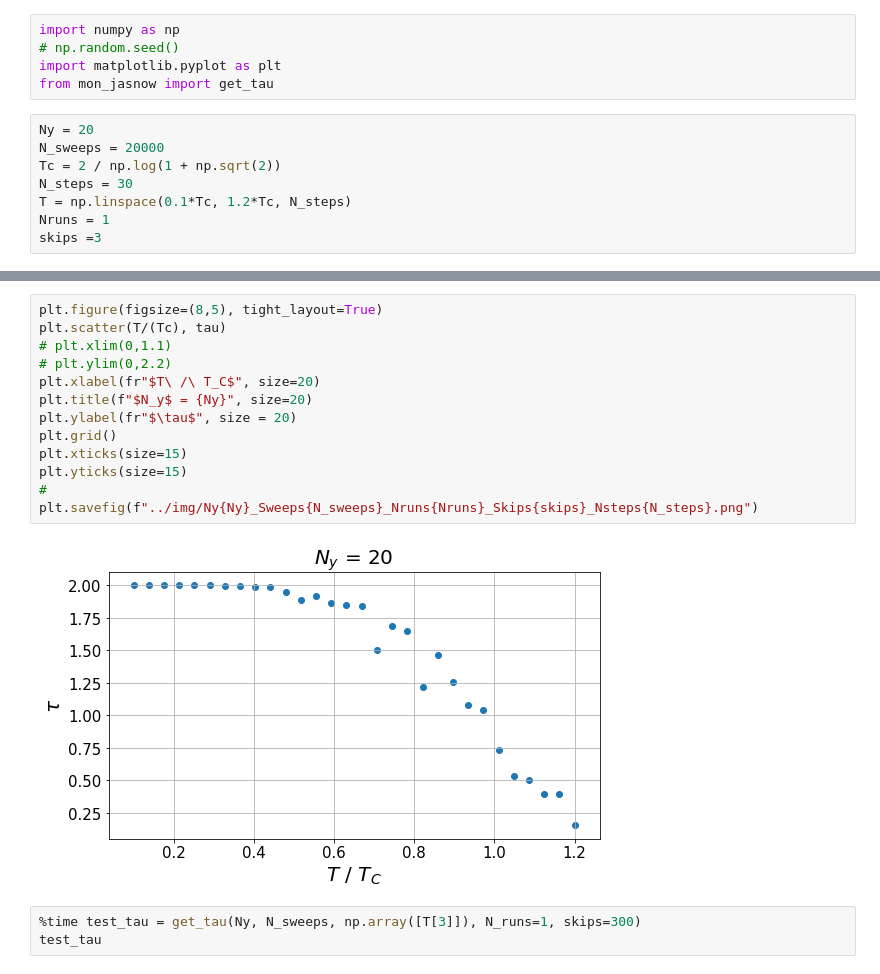
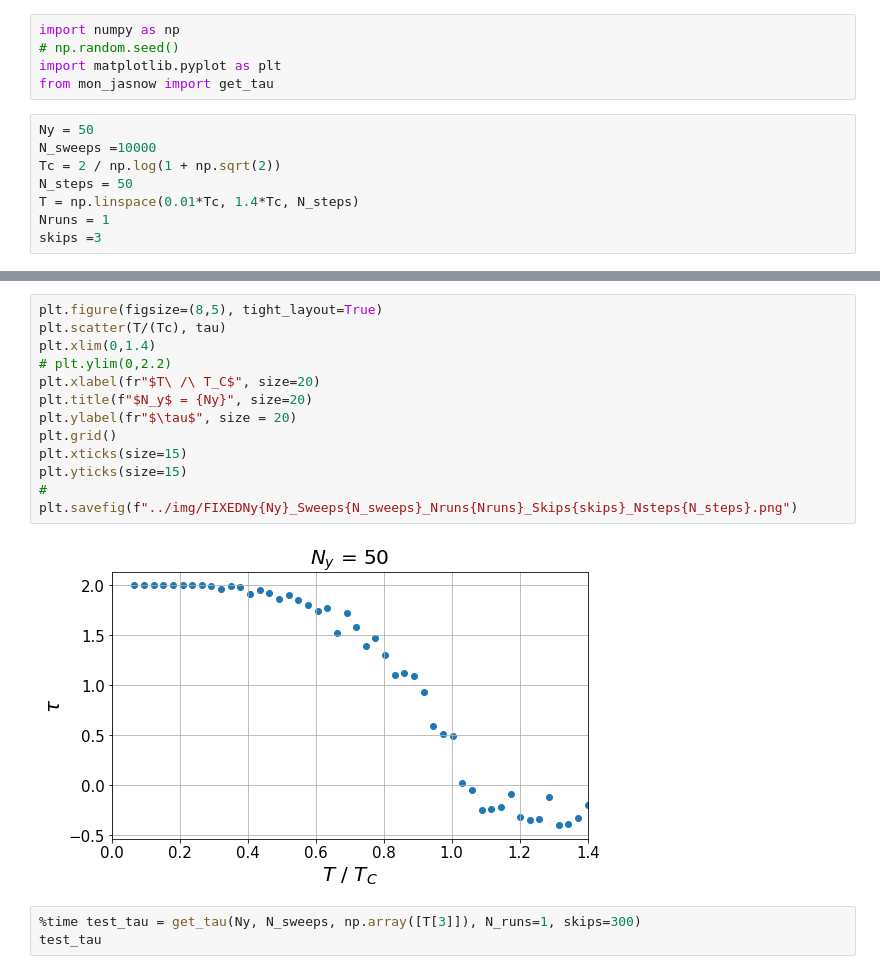
Before and after one commit to kklocker/NumFys, a Jupyter notebook: Exam/src/Testing2.ipynb, the cells around one changed output, grey strips where cells are left out. Saved outputs shown, nothing was run; the diff lists cells and outputs as text.

```diff
--- a/Exam/src/Testing2.ipynb
+++ b/Exam/src/Testing2.ipynb
@@ -10,11 +10,11 @@ import numpy as np
 import matplotlib.pyplot as plt
 from mon_jasnow import get_tau
 # %%
-Ny = 20
-N_sweeps = 20000
+Ny = 50
+N_sweeps =10000
 Tc = 2 / np.log(1 + np.sqrt(2))
-N_steps = 30
-T = np.linspace(0.1*Tc, 1.2*Tc, N_steps)
+N_steps = 50
+T = np.linspace(0.01*Tc, 1.4*Tc, N_steps)
 Nruns = 1
 skips =3
 # %%
@@ -28,18 +28,18 @@ Wall time: 55.4 s
 # %%
 plt.figure(figsize=(8,5), tight_layout=True)
 plt.scatter(T/(Tc), tau)
-# plt.xlim(0,1.1)
+plt.xlim(0,1.4)
 # plt.ylim(0,2.2)
 plt.xlabel(fr"$T\ /\ T_C$", size=20)
 plt.title(f"$N_y$ = {Ny}", size=20)
 plt.ylabel(fr"$\tau$", size = 20)
 plt.grid()
 plt.xticks(size=15)
 plt.yticks(size=15)
 #
-plt.savefig(f"../img/Ny{Ny}_Sweeps{N_sweeps}_Nruns{Nruns}_Skips{skips}_Nsteps{N_steps}.png")
+plt.savefig(f"../img/FIXEDNy{Ny}_Sweeps{N_sweeps}_Nruns{Nruns}_Skips{skips}_Nsteps{N_steps}.png")
 # %% [output]
-[figure, old version]
+[figure, new version]
 # %%
 %time test_tau = get_tau(Ny, N_sweeps, np.array([T[3]]), N_runs=1, skips=300)
 test_tau
```
Also changed, not shown: parts of 5 cells of this notebook, 25 other files.
